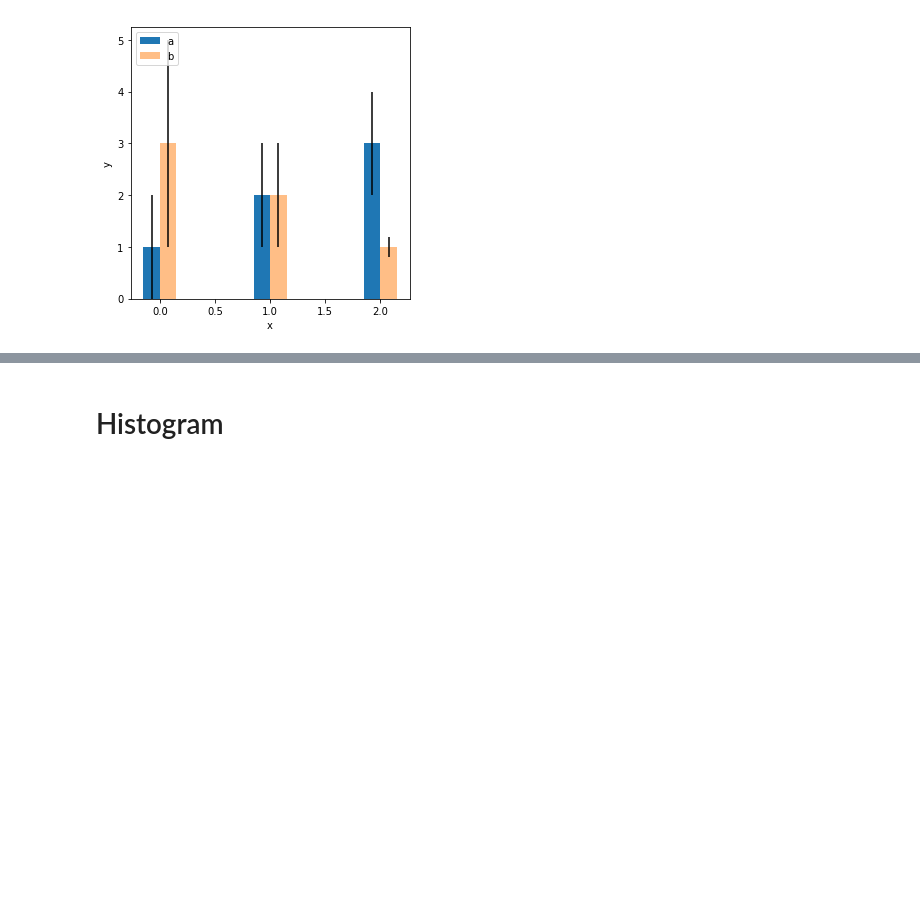
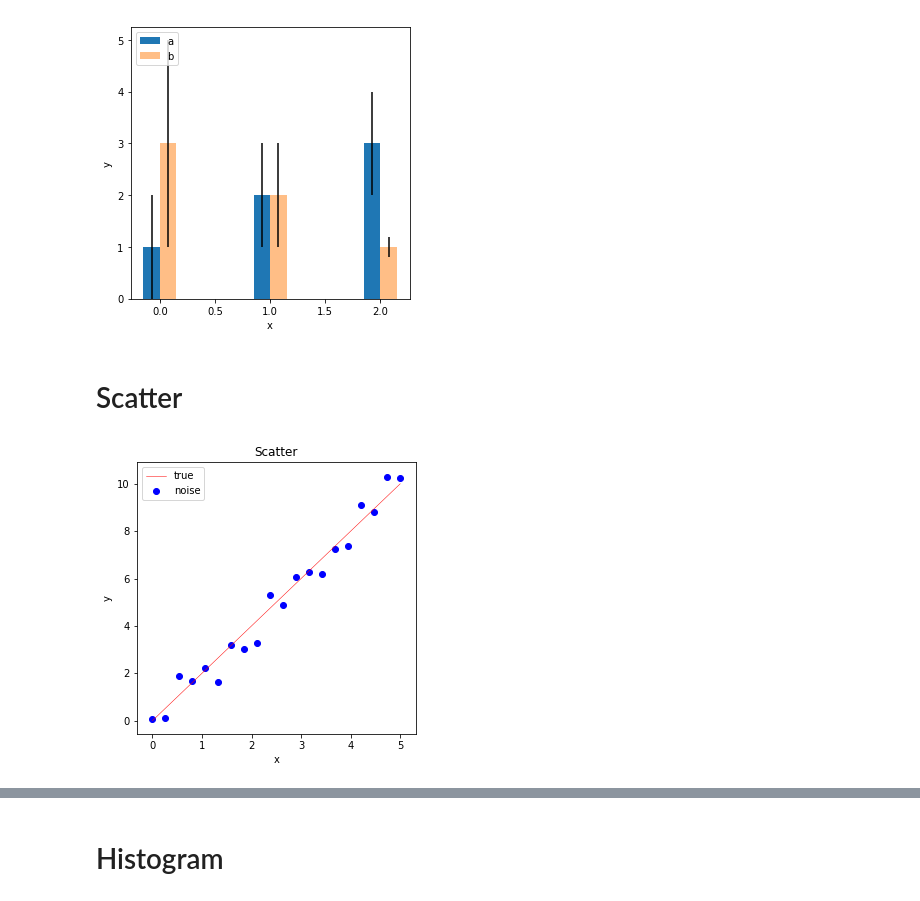
Before and after one commit to akihikoy/ay_test, a Jupyter notebook: python/matplotlib/jupyter_notebook.ipynb, the cells around one changed output, grey strips where cells are left out. Drawn from its saved outputs; the diff is of its cells as text; code cells hidden in the pictures; blank space fills up the shorter version.

Commit message:
Added a function to calculate an arbitrary function f for a dataset; Added a scatter plot example with annotations;

```diff
--- a/python/matplotlib/jupyter_notebook.ipynb
+++ b/python/matplotlib/jupyter_notebook.ipynb
@@ -99,3 +99,19 @@ ax.legend(loc='upper left')
 set_matplotlib_formats('png')
 # %% [output]
 [figure]
+# %% [markdown]
+# Scatter
+# %%
+X0= np.linspace(0,5,1000)
+Y0= 2.0*X0
+X1= np.linspace(0,5,20)
+Y1= 2.0*X1+np.random.uniform(-1.,1.,size=len(X1))
+
+fig= plt.figure(figsize=(5,5))
+ax= fig.add_subplot(1,1,1,title='Scatter',xlabel='x',ylabel='y')
+ax.plot(X0, Y0, color='red', linewidth=0.5, label='true')
+ax.scatter(X1, Y1, color='blue', label='noise')
+ax.legend()
+set_matplotlib_formats('png')
+# %% [output]
+[figure, added]
```
Also changed, not shown: parts of 2 cells of this notebook, 1 other file.
